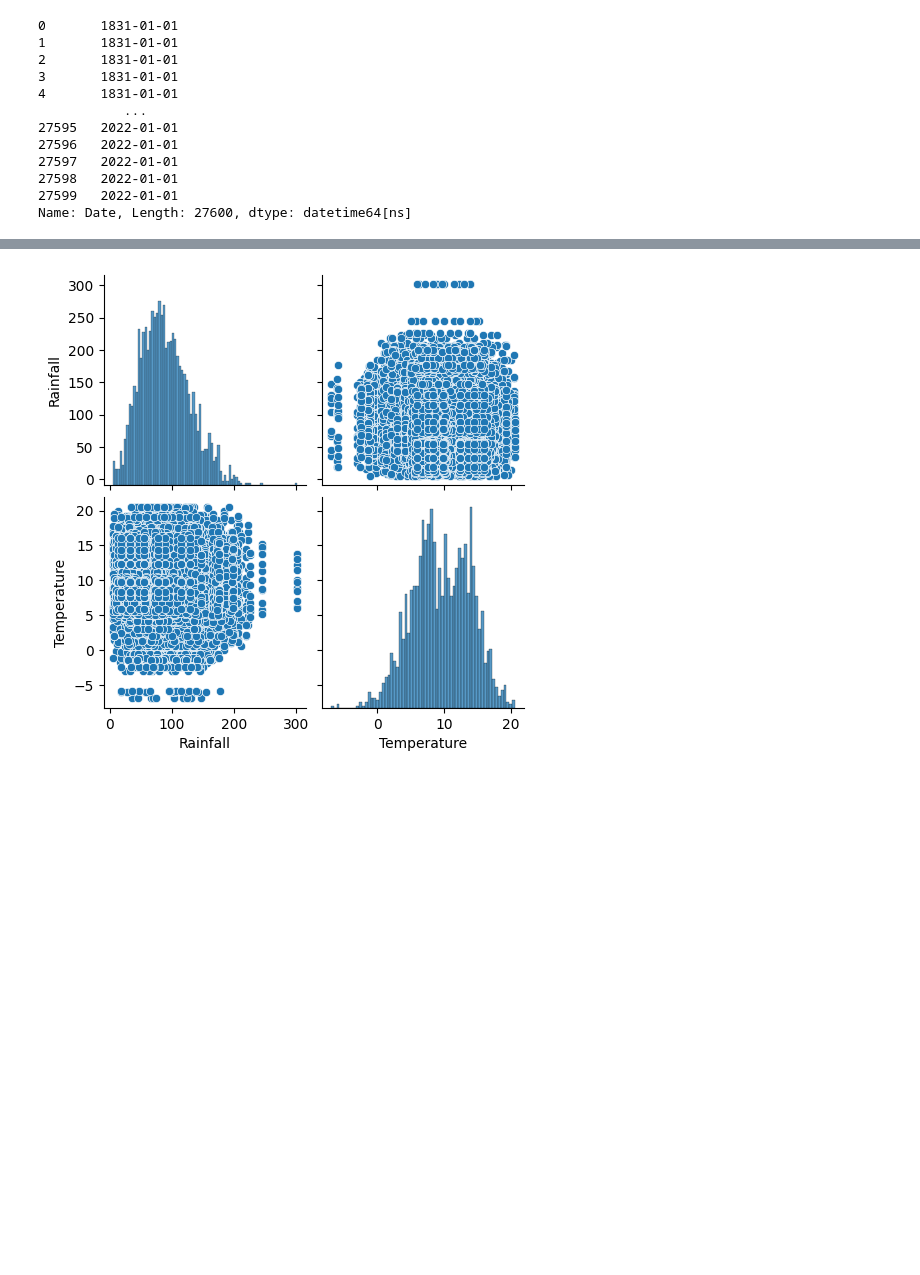
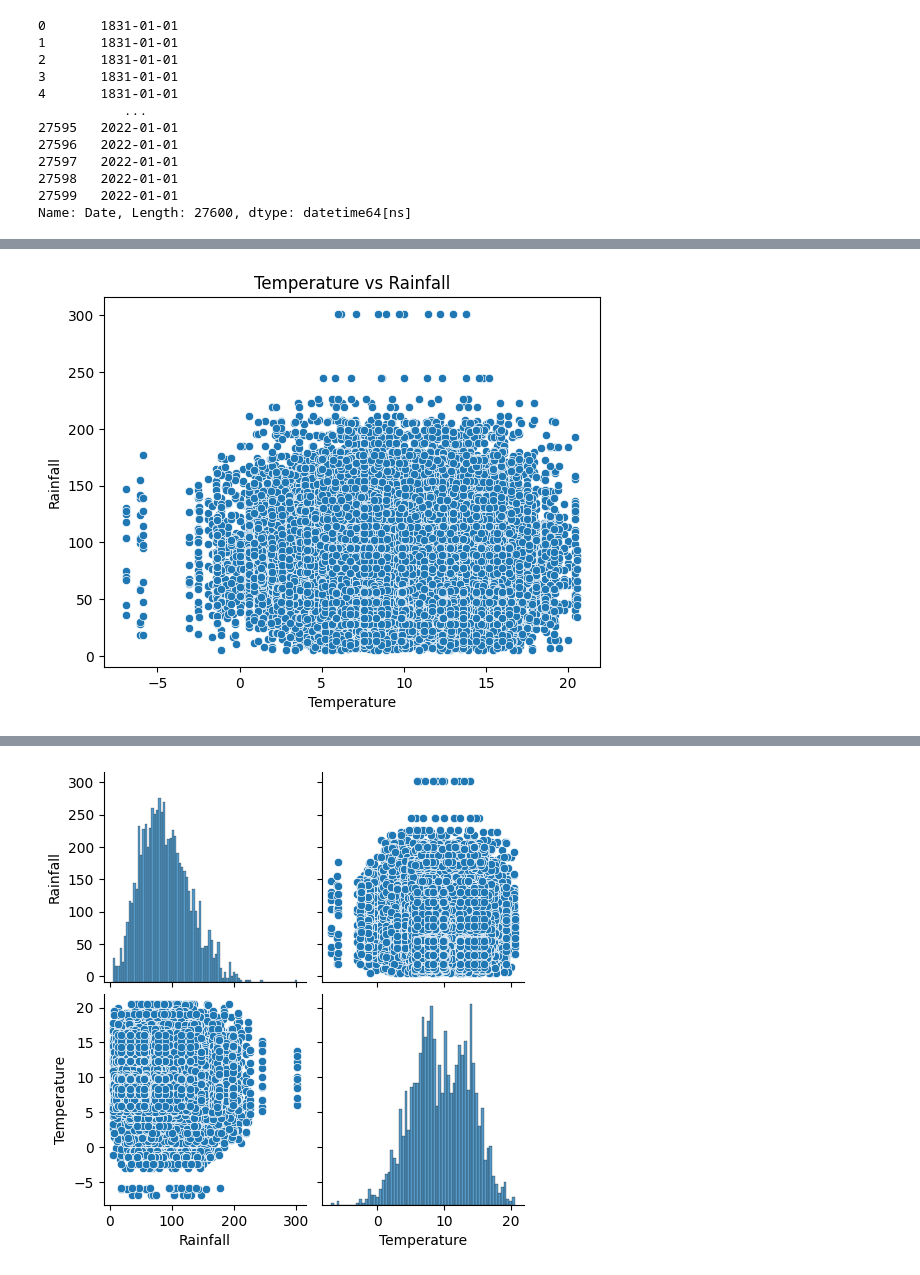
Before and after one commit to Tanjasta/PFDA_Assignment2, a Jupyter notebook: PFDA_Assignment2.ipynb, the cells around one changed output, grey strips where cells are left out. Cells and saved outputs as stored; diff of their text form; code cells hidden in the pictures; blank space fills up the shorter version.

```diff
--- a/PFDA_Assignment2.ipynb
+++ b/PFDA_Assignment2.ipynb
@@ -1283,0 +1324,9 @@ Name: Date, Length: 27600, dtype: datetime64[ns]
+# %%
+cleaned_df = merged_df.dropna(subset=['Temperature'])
+
+
+sns.scatterplot(x='Temperature', y='Rainfall', data=cleaned_df)
+plt.title("Temperature vs Rainfall")
+plt.show()
+# %% [output]
+[figure, added]
```
Also changed, not shown: parts of 8 cells of this notebook.
